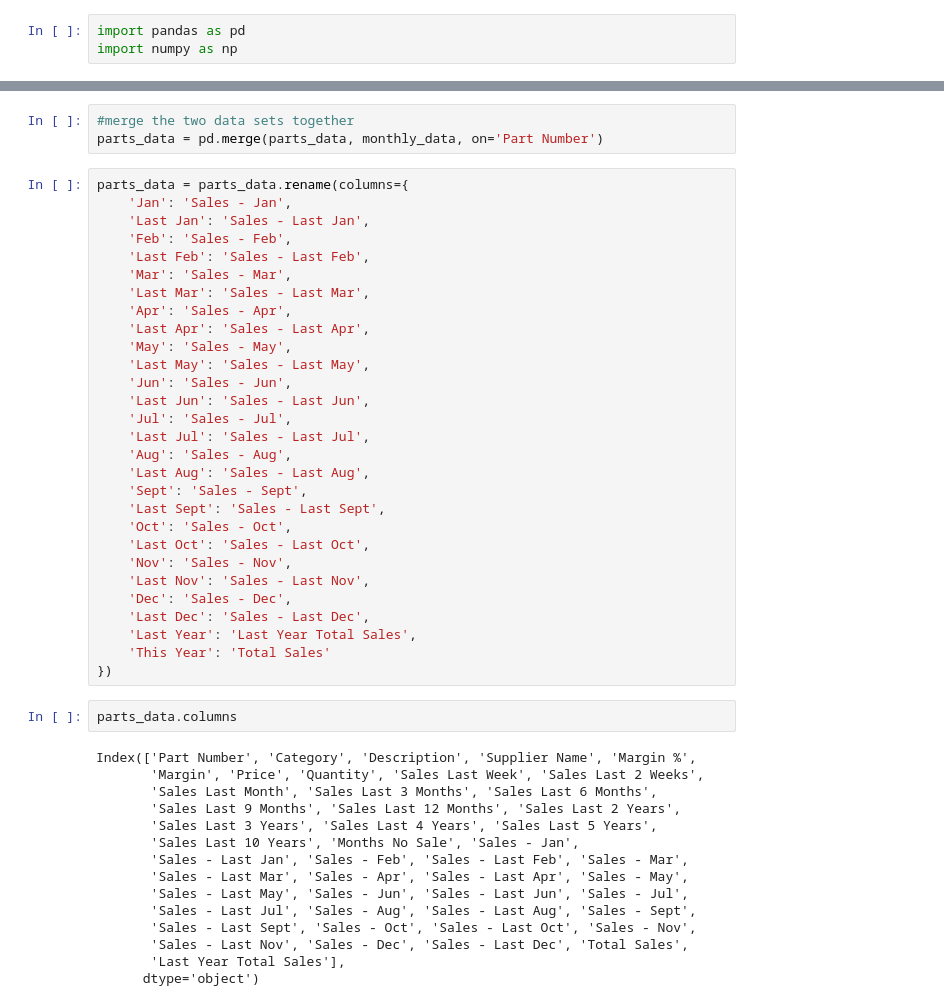
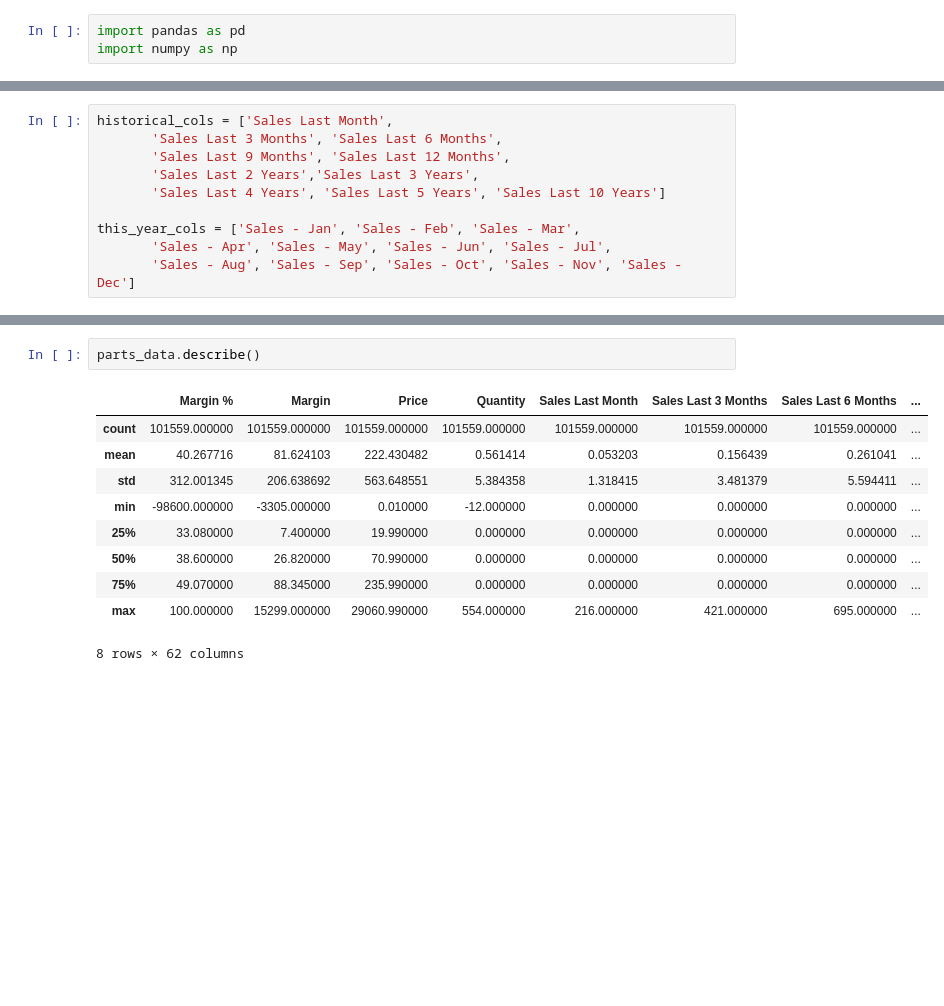
Before and after one commit to skyler22wilson/final_project, a Jupyter notebook: notebooks/data_cleaning.ipynb, the cells around one changed output, grey strips where cells are left out. Drawn from its saved outputs; the diff is of its cells as text; blank space fills up the shorter version.

```diff
--- a/notebooks/data_cleaning.ipynb
+++ b/notebooks/data_cleaning.ipynb
@@ -28,0 +386,10 @@ parts_data.head()
+# %%
+historical_cols = ['Sales Last Month',
+       'Sales Last 3 Months', 'Sales Last 6 Months',
+       'Sales Last 9 Months', 'Sales Last 12 Months',
+       'Sales Last 2 Years','Sales Last 3 Years',
+       'Sales Last 4 Years', 'Sales Last 5 Years', 'Sales Last 10 Years']
+
+this_year_cols = ['Sales - Jan', 'Sales - Feb', 'Sales - Mar',
+       'Sales - Apr', 'Sales - May', 'Sales - Jun', 'Sales - Jul',
+       'Sales - Aug', 'Sales - Sep', 'Sales - Oct', 'Sales - Nov', 'Sales - Dec']
@@ -118,49 +503,13 @@ memory usage: 14.2+ MB
-# %%
-#merge the two data sets together
-parts_data = pd.merge(parts_data, monthly_data, on='Part Number')
-# %%
-parts_data = parts_data.rename(columns={
-    'Jan': 'Sales - Jan',
-    'Last Jan': 'Sales - Last Jan',
-    'Feb': 'Sales - Feb',
-    'Last Feb': 'Sales - Last Feb',
-    'Mar': 'Sales - Mar',
-    'Last Mar': 'Sales - Last Mar',
-    'Apr': 'Sales - Apr',
-    'Last Apr': 'Sales - Last Apr',
-    'May': 'Sales - May',
-    'Last May': 'Sales - Last May',
-    'Jun': 'Sales - Jun',
-    'Last Jun': 'Sales - Last Jun',
-    'Jul': 'Sales - Jul',
-    'Last Jul': 'Sales - Last Jul',
-    'Aug': 'Sales - Aug',
-    'Last Aug': 'Sales - Last Aug',
-    'Sept': 'Sales - Sept',
-    'Last Sept': 'Sales - Last Sept',
-    'Oct': 'Sales - Oct',
-    'Last Oct': 'Sales - Last Oct',
-    'Nov': 'Sales - Nov',
-    'Last Nov': 'Sales - Last Nov',
-    'Dec': 'Sales - Dec',
-    'Last Dec': 'Sales - Last Dec',
-    'Last Year': 'Last Year Total Sales',
-    'This Year': 'Total Sales'
-})
 # %%
-parts_data.columns
+parts_data.describe()
 # %% [output]
+|  | Margin % | Margin | Price | Quantity | Sales Last Month | Sales Last 3 Months | Sales Last 6 Months | ... |
+| count | 101559.000000 | 101559.000000 | 101559.000000 | 101559.000000 | 101559.000000 | 101559.000000 | 101559.000000 | ... |
+| mean | 40.267716 | 81.624103 | 222.430482 | 0.561414 | 0.053203 | 0.156439 | 0.261041 | ... |
+| std | 312.001345 | 206.638692 | 563.648551 | 5.384358 | 1.318415 | 3.481379 | 5.594411 | ... |
+| min | -98600.000000 | -3305.000000 | 0.010000 | -12.000000 | 0.000000 | 0.000000 | 0.000000 | ... |
+| 25% | 33.080000 | 7.400000 | 19.990000 | 0.000000 | 0.000000 | 0.000000 | 0.000000 | ... |
+| 50% | 38.600000 | 26.820000 | 70.990000 | 0.000000 | 0.000000 | 0.000000 | 0.000000 | ... |
+| 75% | 49.070000 | 88.345000 | 235.990000 | 0.000000 | 0.000000 | 0.000000 | 0.000000 | ... |
+| max | 100.000000 | 15299.000000 | 29060.990000 | 554.000000 | 216.000000 | 421.000000 | 695.000000 | ... |
-Index(['Part Number', 'Category', 'Description', 'Supplier Name', 'Margin %',
-       'Margin', 'Price', 'Quantity', 'Sales Last Week', 'Sales Last 2 Weeks',
-       'Sales Last Month', 'Sales Last 3 Months', 'Sales Last 6 Months',
-       'Sales Last 9 Months', 'Sales Last 12 Months', 'Sales Last 2 Years',
-       'Sales Last 3 Years', 'Sales Last 4 Years', 'Sales Last 5 Years',
-       'Sales Last 10 Years', 'Months No Sale', 'Sales - Jan',
-       'Sales - Last Jan', 'Sales - Feb', 'Sales - Last Feb', 'Sales - Mar',
-       'Sales - Last Mar', 'Sales - Apr', 'Sales - Last Apr', 'Sales - May',
-       'Sales - Last May', 'Sales - Jun', 'Sales - Last Jun', 'Sales - Jul',
-       'Sales - Last Jul', 'Sales - Aug', 'Sales - Last Aug', 'Sales - Sept',
-       'Sales - Last Sept', 'Sales - Oct', 'Sales - Last Oct', 'Sales - Nov',
-       'Sales - Last Nov', 'Sales - Dec', 'Sales - Last Dec', 'Total Sales',
-       'Last Year Total Sales'],
-      dtype='object')
+8 rows × 62 columns
```
Also changed, not shown: parts of 71 cells of this notebook, 26 other files.
